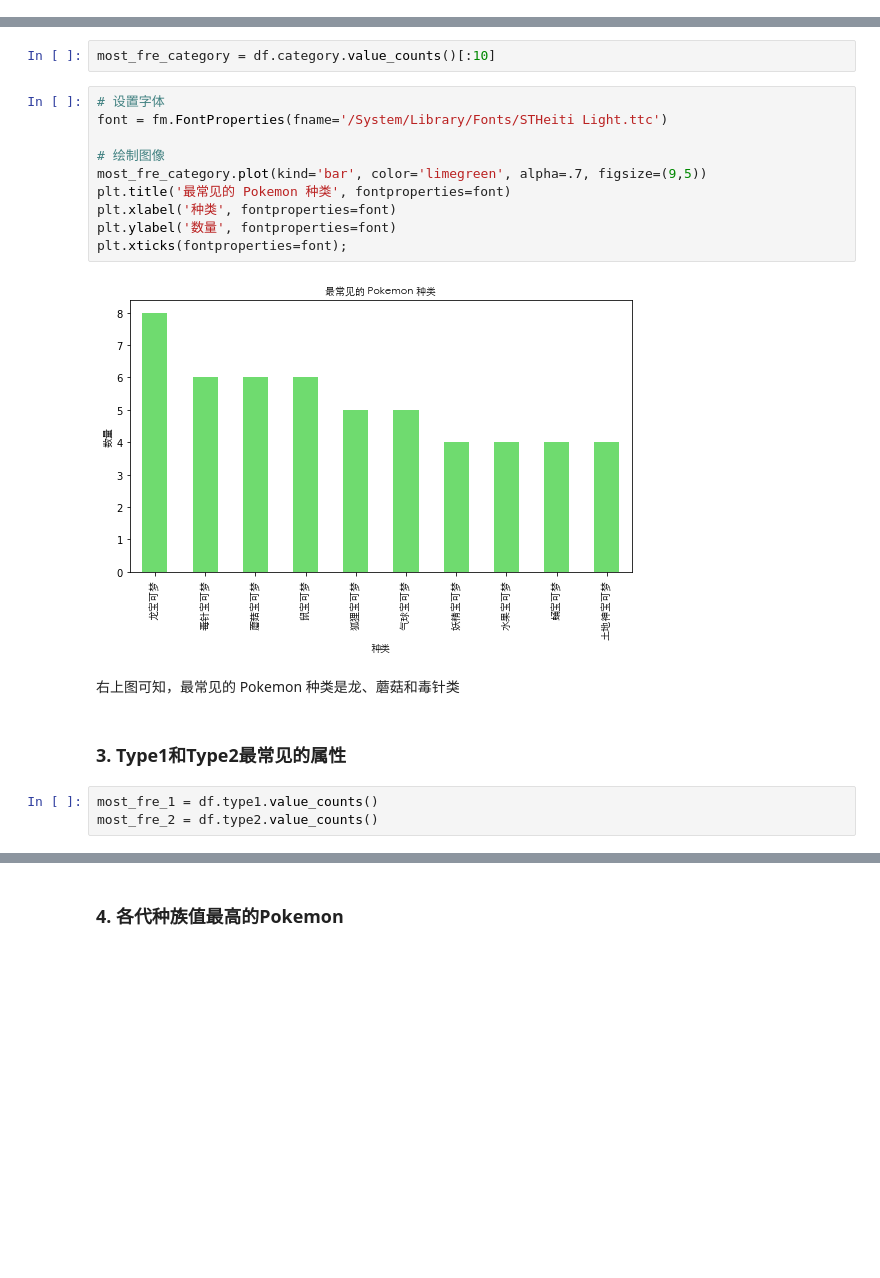
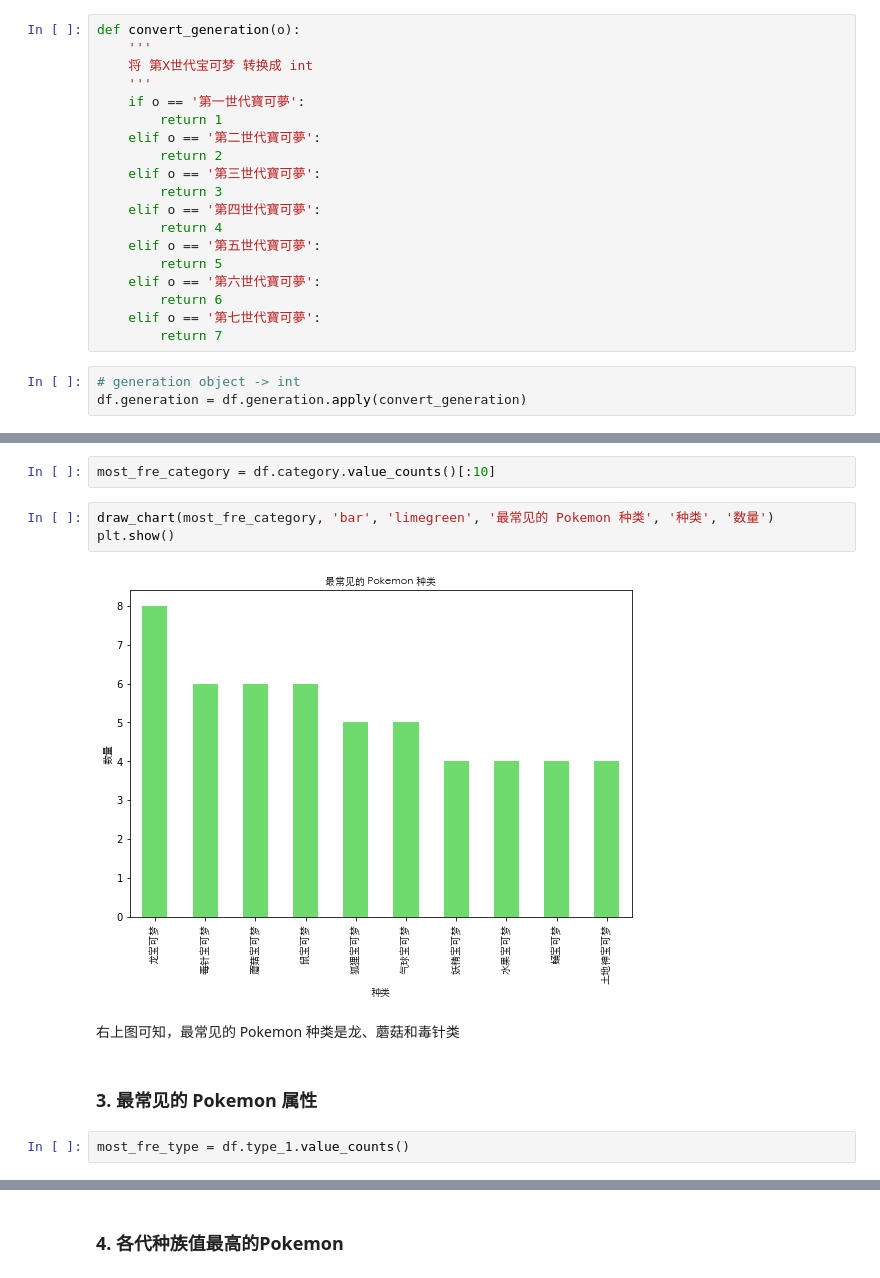
Before and after one commit to ezra1218/pokemon-stats, a Jupyter notebook: pokemon-analysis.ipynb, the cells around one changed output, grey strips where cells are left out. Saved outputs shown, nothing was run; the diff lists cells and outputs as text; blank space fills up the shorter version.

```diff
--- a/pokemon-analysis.ipynb
+++ b/pokemon-analysis.ipynb
@@ -194,6 +193,28 @@ df[['against_bug',  'against_dark',
 'against_normal', 'against_poison',
 'against_psychic', 'against_rock',
 'against_steel', 'against_water']] = df_against
+# %%
+def convert_generation(o):
+    '''
+    将 第X世代宝可梦 转换成 int
+    '''
+    if o == '第一世代寶可夢':
+        return 1
+    elif o == '第二世代寶可夢':
+        return 2
+    elif o == '第三世代寶可夢':
+        return 3
+    elif o == '第四世代寶可夢':
+        return 4
+    elif o == '第五世代寶可夢':
+        return 5
+    elif o == '第六世代寶可夢':
+        return 6
+    elif o == '第七世代寶可夢':
+        return 7
+# %%
+# generation object -> int
+df.generation = df.generation.apply(convert_generation)
 # %%
 df.info()
 # %% [output]
@@ -233,22 +267,14 @@ df.type_2.count() / df.shape[0]
 ### 2. 最常见的 Pokemon 种类
 # %%
 most_fre_category = df.category.value_counts()[:10]
-# %%
-# 设置字体
-font = fm.FontProperties(fname='/System/Library/Fonts/STHeiti Light.ttc')
-
-# 绘制图像
-most_fre_category.plot(kind='bar', color='limegreen', alpha=.7, figsize=(9,5))
-plt.title('最常见的 Pokemon 种类', fontproperties=font)
-plt.xlabel('种类', fontproperties=font)
-plt.ylabel('数量', fontproperties=font)
-plt.xticks(fontproperties=font);
-# %% [output]
-[figure, removed]
+# %%
+draw_chart(most_fre_category, 'bar', 'limegreen', '最常见的 Pokemon 种类', '种类', '数量')
+plt.show()
+# %% [output]
+[figure, added]
 # %% [markdown]
 右上图可知，最常见的 Pokemon 种类是龙、蘑菇和毒针类
 # %% [markdown]
-### 3. Type1和Type2最常见的属性
+### 3. 最常见的 Pokemon 属性
-# %%
-most_fre_1 = df.type1.value_counts()
-most_fre_2 = df.type2.value_counts()
+# %%
+most_fre_type = df.type_1.value_counts()
```
Also changed, not shown: parts of 29 cells of this notebook.
